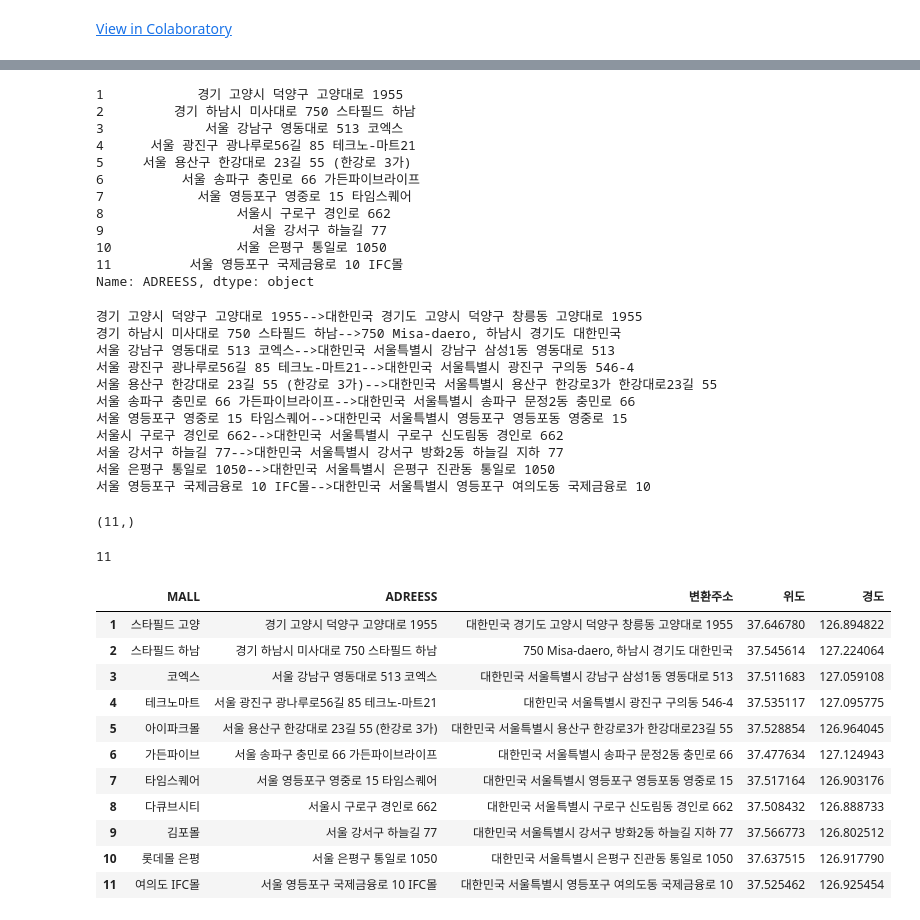
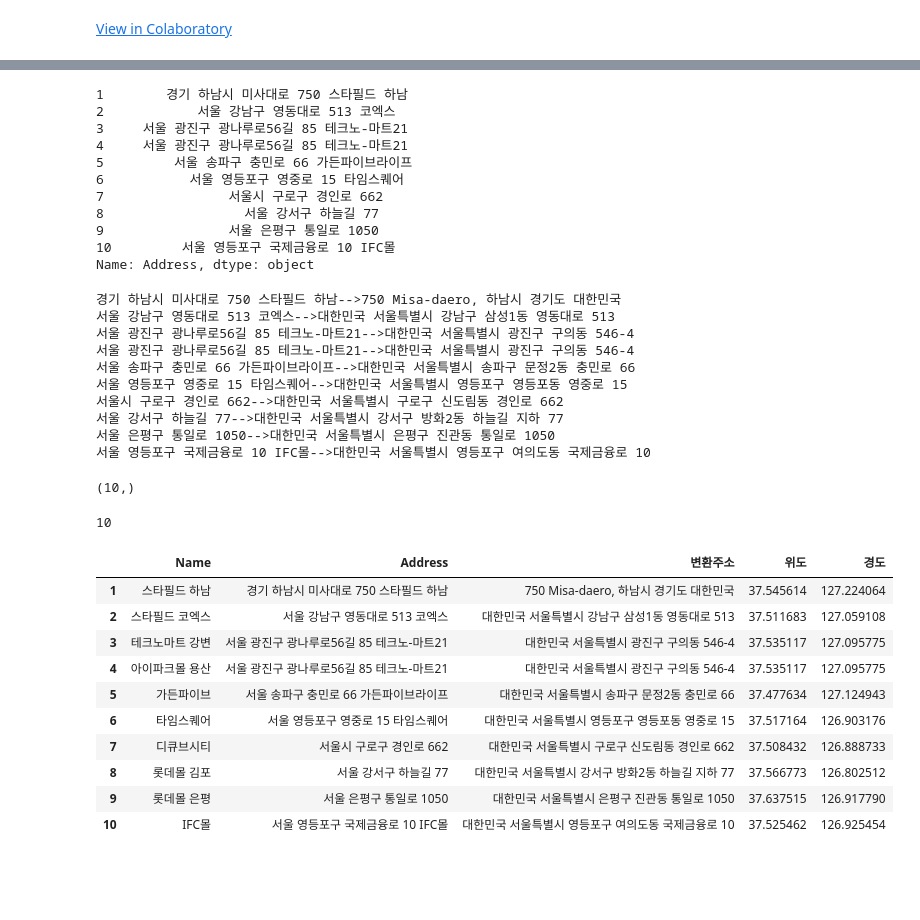
Before and after one commit to YoonkyungKim/multiplex, a Jupyter notebook: test_mall.ipynb, the cells around one changed output, grey strips where cells are left out. Saved outputs shown, nothing was run; the diff lists cells and outputs as text; code cells hidden in the pictures; blank space fills up the shorter version.

```diff
--- a/test_mall.ipynb
+++ b/test_mall.ipynb
@@ -89,25 +88,24 @@ test
 # %%
 import googlemaps
-gmaps_key = ' 본인의 키를 넣어주세요 '
+gmaps_key = '자신의 키를 넣어주세요'
 gmaps = googlemaps.Client(key=gmaps_key)
 # %%
-test_name = test['ADREESS'].str.replace('\n', '')
+test_name = test['Address'].str.replace('\n', '')
 test_name
 # %% [output]
-1            경기 고양시 덕양구 고양대로 1955
-2         경기 하남시 미사대로 750 스타필드 하남
-3             서울 강남구 영동대로 513 코엑스
-4      서울 광진구 광나루로56길 85 테크노-마트21
-5     서울 용산구 한강대로 23길 55 (한강로 3가)
-6          서울 송파구 충민로 66 가든파이브라이프
-7            서울 영등포구 영중로 15 타임스퀘어
-8                 서울시 구로구 경인로 662
-9                   서울 강서구 하늘길 77
-10                서울 은평구 통일로 1050
-11          서울 영등포구 국제금융로 10 IFC몰
-Name: ADREESS, dtype: object
+1        경기 하남시 미사대로 750 스타필드 하남
+2            서울 강남구 영동대로 513 코엑스
+3     서울 광진구 광나루로56길 85 테크노-마트21
+4     서울 광진구 광나루로56길 85 테크노-마트21
+5         서울 송파구 충민로 66 가든파이브라이프
+6           서울 영등포구 영중로 15 타임스퀘어
+7                서울시 구로구 경인로 662
+8                  서울 강서구 하늘길 77
+9                서울 은평구 통일로 1050
+10         서울 영등포구 국제금융로 10 IFC몰
+Name: Address, dtype: object
 # %%
-test_name = test['ADREESS']
+test_name = test['Address']
 test_addreess = []
 test_lat = []
 test_lng = []
@@ -123,11 +121,10 @@ for name in test_name:
 
     print(name + '-->' + tmp[0].get("formatted_address"))
 # %% [output]
-경기 고양시 덕양구 고양대로 1955-->대한민국 경기도 고양시 덕양구 창릉동 고양대로 1955
 경기 하남시 미사대로 750 스타필드 하남-->750 Misa-daero, 하남시 경기도 대한민국
 서울 강남구 영동대로 513 코엑스-->대한민국 서울특별시 강남구 삼성1동 영동대로 513
 서울 광진구 광나루로56길 85 테크노-마트21-->대한민국 서울특별시 광진구 구의동 546-4
-서울 용산구 한강대로 23길 55 (한강로 3가)-->대한민국 서울특별시 용산구 한강로3가 한강대로23길 55
+서울 광진구 광나루로56길 85 테크노-마트21-->대한민국 서울특별시 광진구 구의동 546-4
 서울 송파구 충민로 66 가든파이브라이프-->대한민국 서울특별시 송파구 문정2동 충민로 66
 서울 영등포구 영중로 15 타임스퀘어-->대한민국 서울특별시 영등포구 영등포동 영중로 15
 서울시 구로구 경인로 662-->대한민국 서울특별시 구로구 신도림동 경인로 662
@@ -139,28 +136,27 @@ test['위도'] = test_lat
 test['경도'] = test_lng
 test['변환주소'] = test_addreess
 # %%
-test['ADREESS'].shape
+test['Address'].shape
 # %% [output]
-(11,)
+(10,)
 # %%
 len(test_lat)
 # %% [output]
-11
+10
 # %%
-test[['MALL','ADREESS','변환주소', '위도', '경도']]
+test[['Name','Address','변환주소', '위도', '경도']]
 # %% [output]
-|  | MALL | ADREESS | 변환주소 | 위도 | 경도 |
-| 1 | 스타필드 고양 | 경기 고양시 덕양구 고양대로 1955 | 대한민국 경기도 고양시 덕양구 창릉동 고양대로 1955 | 37.646780 | 126.894822 |
-| 2 | 스타필드 하남 | 경기 하남시 미사대로 750 스타필드 하남 | 750 Misa-daero, 하남시 경기도 대한민국 | 37.545614 | 127.224064 |
-| 3 | 코엑스 | 서울 강남구 영동대로 513 코엑스 | 대한민국 서울특별시 강남구 삼성1동 영동대로 513 | 37.511683 | 127.059108 |
-| 4 | 테크노마트 | 서울 광진구 광나루로56길 85 테크노-마트21 | 대한민국 서울특별시 광진구 구의동 546-4 | 37.535117 | 127.095775 |
-| 5 | 아이파크몰 | 서울 용산구 한강대로 23길 55 (한강로 3가) | 대한민국 서울특별시 용산구 한강로3가 한강대로23길 55 | 37.528854 | 126.964045 |
-| 6 | 가든파이브 | 서울 송파구 충민로 66 가든파이브라이프 | 대한민국 서울특별시 송파구 문정2동 충민로 66 | 37.477634 | 127.124943 |
-| 7 | 타임스퀘어 | 서울 영등포구 영중로 15 타임스퀘어 | 대한민국 서울특별시 영등포구 영등포동 영중로 15 | 37.517164 | 126.903176 |
-| 8 | 다큐브시티 | 서울시 구로구 경인로 662 | 대한민국 서울특별시 구로구 신도림동 경인로 662 | 37.508432 | 126.888733 |
-| 9 | 김포몰 | 서울 강서구 하늘길 77 | 대한민국 서울특별시 강서구 방화2동 하늘길 지하 77 | 37.566773 | 126.802512 |
-| 10 | 롯데몰 은평 | 서울 은평구 통일로 1050 | 대한민국 서울특별시 은평구 진관동 통일로 1050 | 37.637515 | 126.917790 |
-| 11 | 여의도 IFC몰 | 서울 영등포구 국제금융로 10 IFC몰 | 대한민국 서울특별시 영등포구 여의도동 국제금융로 10 | 37.525462 | 126.925454 |
+|  | Name | Address | 변환주소 | 위도 | 경도 |
+| 1 | 스타필드 하남 | 경기 하남시 미사대로 750 스타필드 하남 | 750 Misa-daero, 하남시 경기도 대한민국 | 37.545614 | 127.224064 |
+| 2 | 스타필드 코엑스 | 서울 강남구 영동대로 513 코엑스 | 대한민국 서울특별시 강남구 삼성1동 영동대로 513 | 37.511683 | 127.059108 |
+| 3 | 테크노마트 강변 | 서울 광진구 광나루로56길 85 테크노-마트21 | 대한민국 서울특별시 광진구 구의동 546-4 | 37.535117 | 127.095775 |
+| 4 | 아이파크몰 용산 | 서울 광진구 광나루로56길 85 테크노-마트21 | 대한민국 서울특별시 광진구 구의동 546-4 | 37.535117 | 127.095775 |
+| 5 | 가든파이브 | 서울 송파구 충민로 66 가든파이브라이프 | 대한민국 서울특별시 송파구 문정2동 충민로 66 | 37.477634 | 127.124943 |
+| 6 | 타임스퀘어 | 서울 영등포구 영중로 15 타임스퀘어 | 대한민국 서울특별시 영등포구 영등포동 영중로 15 | 37.517164 | 126.903176 |
+| 7 | 디큐브시티 | 서울시 구로구 경인로 662 | 대한민국 서울특별시 구로구 신도림동 경인로 662 | 37.508432 | 126.888733 |
+| 8 | 롯데몰 김포 | 서울 강서구 하늘길 77 | 대한민국 서울특별시 강서구 방화2동 하늘길 지하 77 | 37.566773 | 126.802512 |
+| 9 | 롯데몰 은평 | 서울 은평구 통일로 1050 | 대한민국 서울특별시 은평구 진관동 통일로 1050 | 37.637515 | 126.917790 |
+| 10 | IFC몰 | 서울 영등포구 국제금융로 10 IFC몰 | 대한민국 서울특별시 영등포구 여의도동 국제금융로 10 | 37.525462 | 126.925454 |
 # %%
 import folium
 geo_df = test
```
Also changed, not shown: parts of 5 cells of this notebook.
